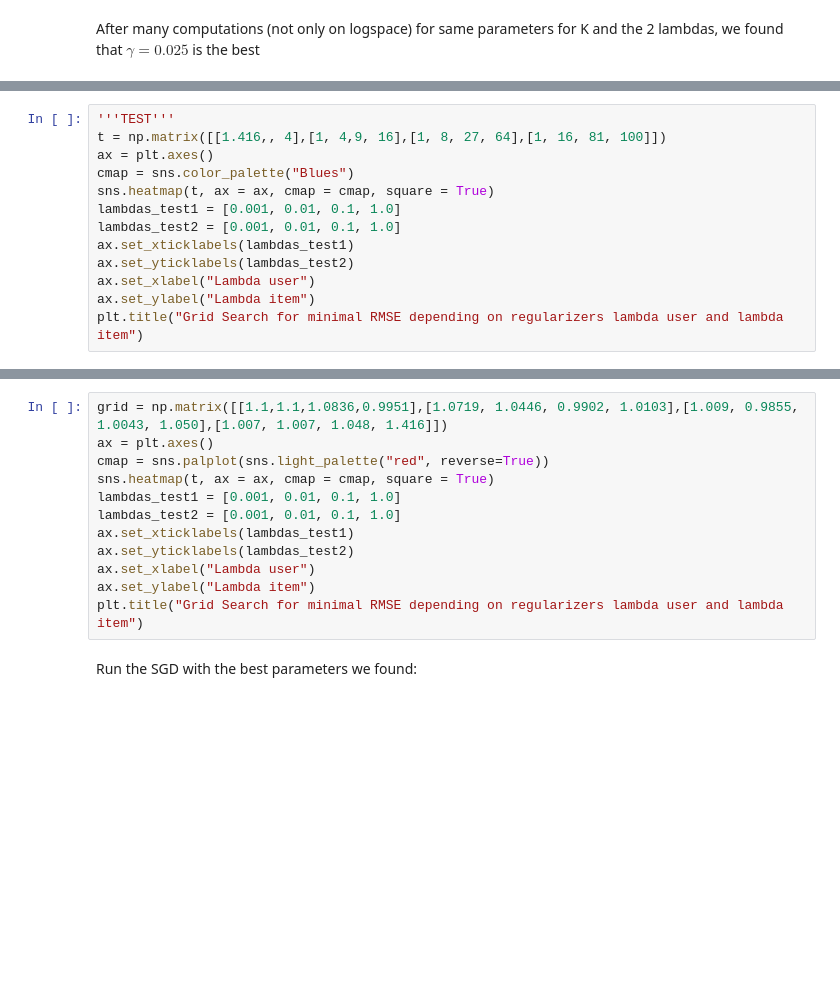
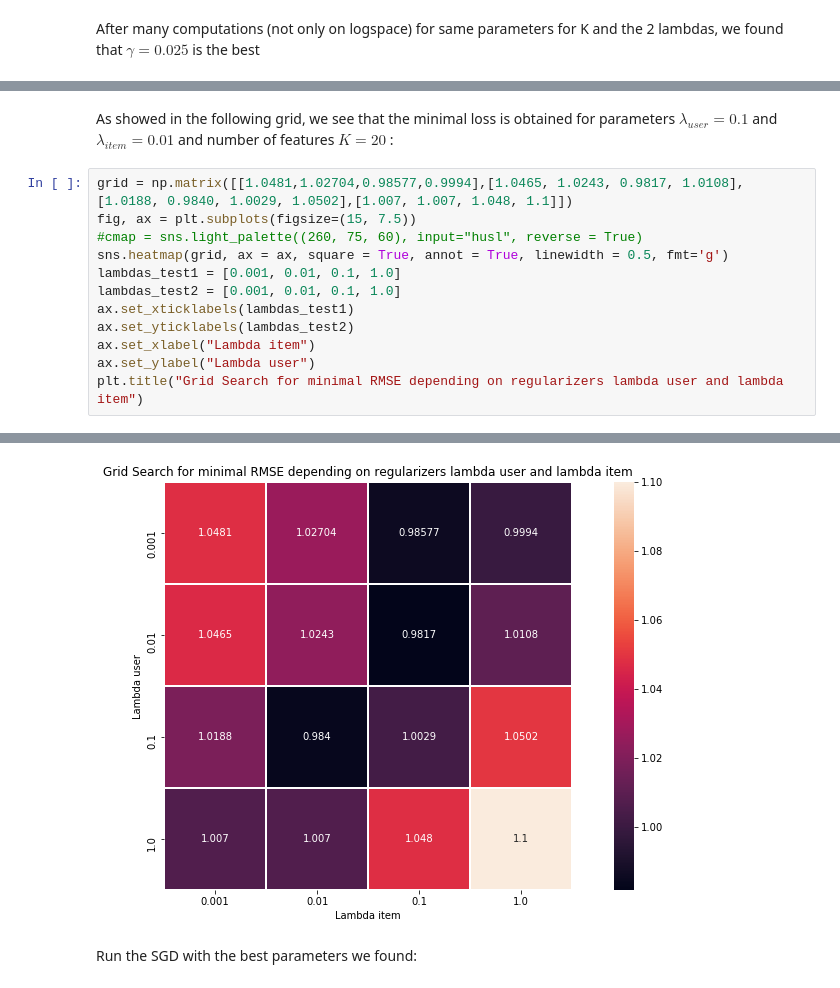
Before and after one commit to olic0/Machine-Learning-Recommender-Systems, a Jupyter notebook: Recommender_Factorization.ipynb, the cells around one changed output, grey strips where cells are left out. Drawn from its saved outputs; the diff is of its cells as text; blank space fills up the shorter version.

```diff
--- a/Recommender_Factorization.ipynb
+++ b/Recommender_Factorization.ipynb
@@ -131,14 +138,15 @@ iter: 10, RMSE on training set: 0.8725916152355692.
+# %% [markdown]
+As showed in the following grid, we see that the minimal loss is obtained for parameters $\lambda_{user} = 0.1$ and $\lambda_{item} = 0.01$ and number of features $K = 20$ :
 # %%
-'''TEST'''
-t = np.matrix([[1.416,, 4],[1, 4,9, 16],[1, 8, 27, 64],[1, 16, 81, 100]])
-ax = plt.axes()
-cmap = sns.color_palette("Blues")
-sns.heatmap(t, ax = ax, cmap = cmap, square = True)
+grid = np.matrix([[1.0481,1.02704,0.98577,0.9994],[1.0465, 1.0243, 0.9817, 1.0108],[1.0188, 0.9840, 1.0029, 1.0502],[1.007, 1.007, 1.048, 1.1]])
+fig, ax = plt.subplots(figsize=(15, 7.5))
+#cmap = sns.light_palette((260, 75, 60), input="husl", reverse = True)
+sns.heatmap(grid, ax = ax, square = True, annot = True, linewidth = 0.5, fmt='g')
 lambdas_test1 = [0.001, 0.01, 0.1, 1.0]
 lambdas_test2 = [0.001, 0.01, 0.1, 1.0]
 ax.set_xticklabels(lambdas_test1)
 ax.set_yticklabels(lambdas_test2)
-ax.set_xlabel("Lambda user")
-ax.set_ylabel("Lambda item")
+ax.set_xlabel("Lambda item")
+ax.set_ylabel("Lambda user")
 plt.title("Grid Search for minimal RMSE depending on regularizers lambda user and lambda item")
 # %% [output]
@@ -146,15 +154,4 @@ SyntaxError: invalid syntax (<ipython-input-20-83ef03b58d55>, line 2)
+[figure, added]
-# %%
-grid = np.matrix([[1.1,1.1,1.0836,0.9951],[1.0719, 1.0446, 0.9902, 1.0103],[1.009, 0.9855, 1.0043, 1.050],[1.007, 1.007, 1.048, 1.416]])
-ax = plt.axes()
-cmap = sns.palplot(sns.light_palette("red", reverse=True))
-sns.heatmap(t, ax = ax, cmap = cmap, square = True)
-lambdas_test1 = [0.001, 0.01, 0.1, 1.0]
-lambdas_test2 = [0.001, 0.01, 0.1, 1.0]
-ax.set_xticklabels(lambdas_test1)
-ax.set_yticklabels(lambdas_test2)
-ax.set_xlabel("Lambda user")
-ax.set_ylabel("Lambda item")
-plt.title("Grid Search for minimal RMSE depending on regularizers lambda user and lambda item")
 # %% [markdown]
 Run the SGD with the best parameters we found:
 # %%
```
Also changed, not shown: parts of 18 cells of this notebook, 25 other files.
